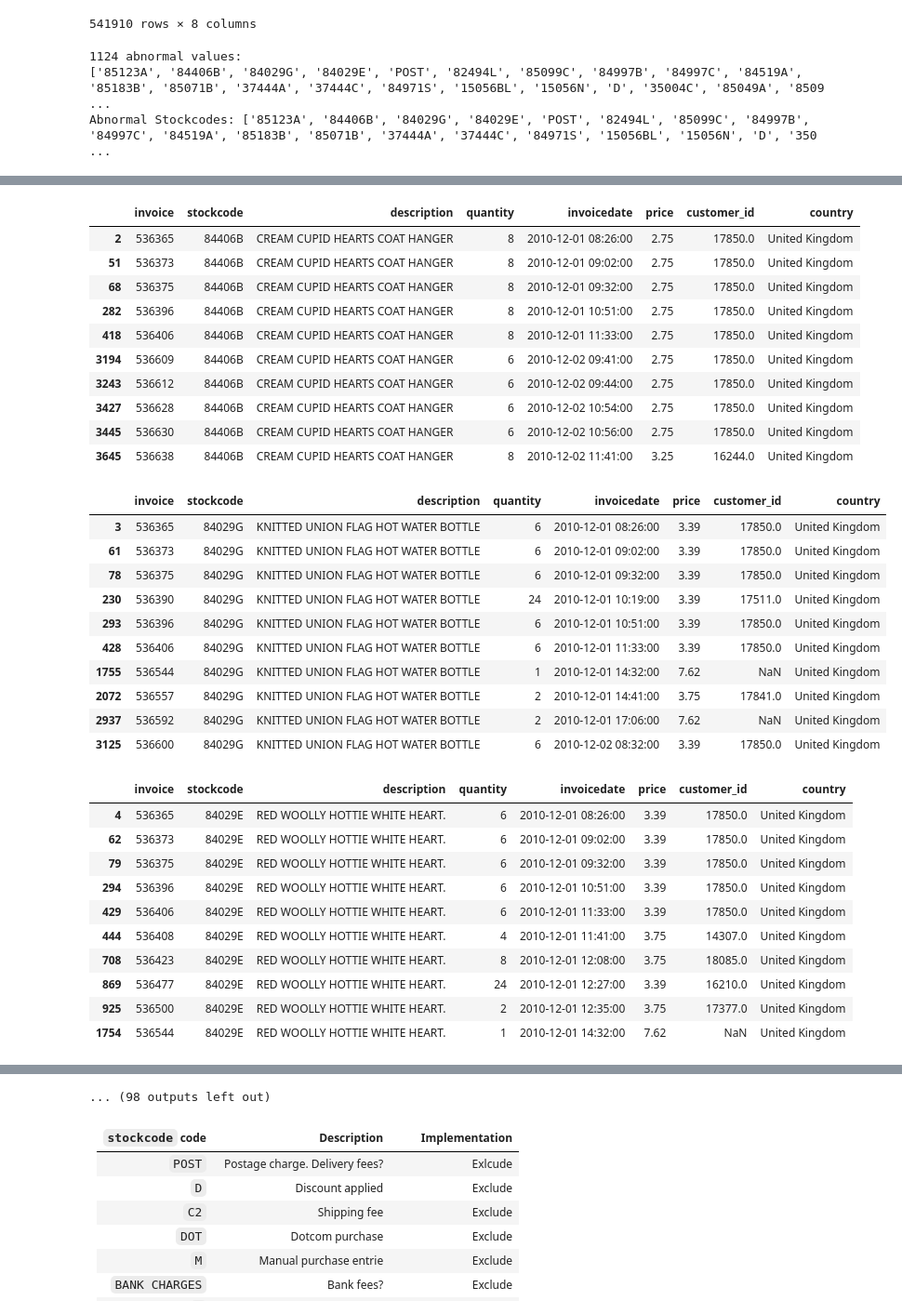
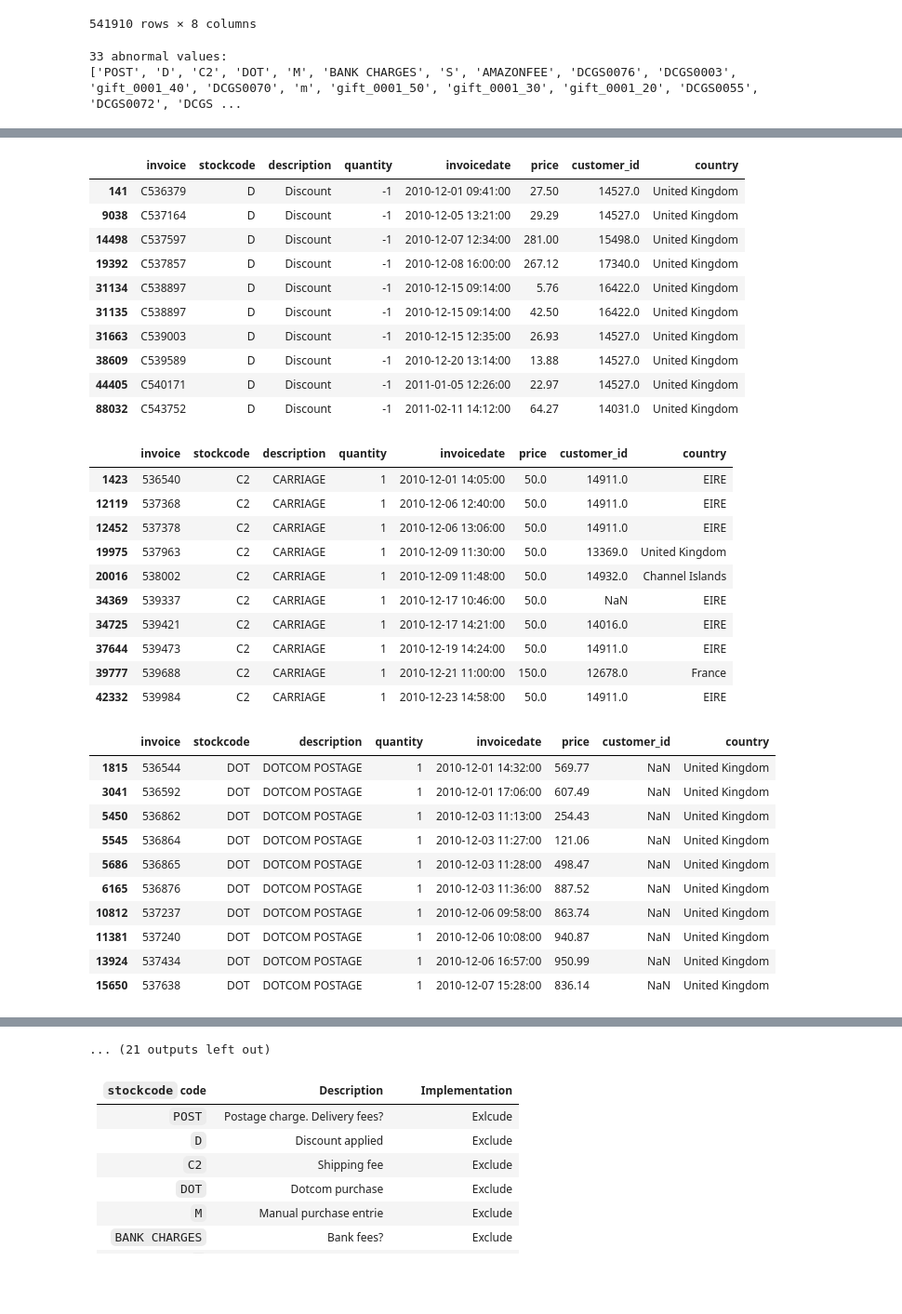
Before and after one commit to CaballeroRAR/ds_projects_collabs, a Jupyter notebook: 1-cluster_retail_uci/notebook/cluster_retail.ipynb, the cells around one changed output, grey strips where cells are left out. Shown at 93% size. Cells and saved outputs as stored; diff of their text form; code cells hidden in the pictures; blank space fills up the shorter version.

```diff
--- a/1-cluster_retail_uci/notebook/cluster_retail.ipynb
+++ b/1-cluster_retail_uci/notebook/cluster_retail.ipynb
@@ -224,8 +224,7 @@ object
 stockcodes_abnormal, count_abnormal = get_abnormal_values(df, 'stockcode', print_list=True)
 
 # Output: There are some abnormal stockcodes
-print("Abnormal Stockcodes:", stockcodes_abnormal)
+# print("Abnormal Stockcodes:", stockcodes_abnormal)
 # %% [output]
-1124 abnormal values:
-['85123A', '84406B', '84029G', '84029E', 'POST', '82494L', '85099C', '84997B', '84997C', '84519A', '85183B', '85071B', '37444A', '37444C', '84971S', '15056BL', '15056N', 'D', '35004C', '85049A', '8509 ...
-Abnormal Stockcodes: ['85123A', '84406B', '84029G', '84029E', 'POST', '82494L', '85099C', '84997B', '84997C', '84519A', '85183B', '85071B', '37444A', '37444C', '84971S', '15056BL', '15056N', 'D', '350 ...
+33 abnormal values:
+['POST', 'D', 'C2', 'DOT', 'M', 'BANK CHARGES', 'S', 'AMAZONFEE', 'DCGS0076', 'DCGS0003', 'gift_0001_40', 'DCGS0070', 'm', 'gift_0001_50', 'gift_0001_30', 'gift_0001_20', 'DCGS0055', 'DCGS0072', 'DCGS ...
@@ -260,6 +231,6 @@ def get_abnormal_values(df, col_name, print_list=False):
 # %%
-# # Show entries witch each abnormal stockcode in stockcodes_abnormal
-# for code in stockcodes_abnormal:
-#     display(df[df['stockcode'] == code].head(10))
+# Show entries witch each abnormal stockcode in stockcodes_abnormal
+for code in stockcodes_abnormal:
+    display(df[df['stockcode'] == code].head(10))
 # %% [output]
 |  | invoice | stockcode | description | quantity | invoicedate | price | customer_id | country |
@@ -276,34 +247,34 @@ def get_abnormal_values(df, col_name, print_list=False):
 |  | invoice | stockcode | description | quantity | invoicedate | price | customer_id | country |
-| 2 | 536365 | 84406B | CREAM CUPID HEARTS COAT HANGER | 8 | 2010-12-01 08:26:00 | 2.75 | 17850.0 | United Kingdom |
-| 51 | 536373 | 84406B | CREAM CUPID HEARTS COAT HANGER | 8 | 2010-12-01 09:02:00 | 2.75 | 17850.0 | United Kingdom |
-| 68 | 536375 | 84406B | CREAM CUPID HEARTS COAT HANGER | 8 | 2010-12-01 09:32:00 | 2.75 | 17850.0 | United Kingdom |
-| 282 | 536396 | 84406B | CREAM CUPID HEARTS COAT HANGER | 8 | 2010-12-01 10:51:00 | 2.75 | 17850.0 | United Kingdom |
-| 418 | 536406 | 84406B | CREAM CUPID HEARTS COAT HANGER | 8 | 2010-12-01 11:33:00 | 2.75 | 17850.0 | United Kingdom |
-| 3194 | 536609 | 84406B | CREAM CUPID HEARTS COAT HANGER | 6 | 2010-12-02 09:41:00 | 2.75 | 17850.0 | United Kingdom |
-| 3243 | 536612 | 84406B | CREAM CUPID HEARTS COAT HANGER | 6 | 2010-12-02 09:44:00 | 2.75 | 17850.0 | United Kingdom |
-| 3427 | 536628 | 84406B | CREAM CUPID HEARTS COAT HANGER | 6 | 2010-12-02 10:54:00 | 2.75 | 17850.0 | United Kingdom |
-| 3445 | 536630 | 84406B | CREAM CUPID HEARTS COAT HANGER | 6 | 2010-12-02 10:56:00 | 2.75 | 17850.0 | United Kingdom |
-| 3645 | 536638 | 84406B | CREAM CUPID HEARTS COAT HANGER | 8 | 2010-12-02 11:41:00 | 3.25 | 16244.0 | United Kingdom |
+| 141 | C536379 | D | Discount | -1 | 2010-12-01 09:41:00 | 27.50 | 14527.0 | United Kingdom |
+| 9038 | C537164 | D | Discount | -1 | 2010-12-05 13:21:00 | 29.29 | 14527.0 | United Kingdom |
+| 14498 | C537597 | D | Discount | -1 | 2010-12-07 12:34:00 | 281.00 | 15498.0 | United Kingdom |
+| 19392 | C537857 | D | Discount | -1 | 2010-12-08 16:00:00 | 267.12 | 17340.0 | United Kingdom |
+| 31134 | C538897 | D | Discount | -1 | 2010-12-15 09:14:00 | 5.76 | 16422.0 | United Kingdom |
+| 31135 | C538897 | D | Discount | -1 | 2010-12-15 09:14:00 | 42.50 | 16422.0 | United Kingdom |
+| 31663 | C539003 | D | Discount | -1 | 2010-12-15 12:35:00 | 26.93 | 14527.0 | United Kingdom |
+| 38609 | C539589 | D | Discount | -1 | 2010-12-20 13:14:00 | 13.88 | 14527.0 | United Kingdom |
+| 44405 | C540171 | D | Discount | -1 | 2011-01-05 12:26:00 | 22.97 | 14527.0 | United Kingdom |
+| 88032 | C543752 | D | Discount | -1 | 2011-02-11 14:12:00 | 64.27 | 14031.0 | United Kingdom |
 |  | invoice | stockcode | description | quantity | invoicedate | price | customer_id | country |
-| 3 | 536365 | 84029G | KNITTED UNION FLAG HOT WATER BOTTLE | 6 | 2010-12-01 08:26:00 | 3.39 | 17850.0 | United Kingdom |
-| 61 | 536373 | 84029G | KNITTED UNION FLAG HOT WATER BOTTLE | 6 | 2010-12-01 09:02:00 | 3.39 | 17850.0 | United Kingdom |
-| 78 | 536375 | 84029G | KNITTED UNION FLAG HOT WATER BOTTLE | 6 | 2010-12-01 09:32:00 | 3.39 | 17850.0 | United Kingdom |
-| 230 | 536390 | 84029G | KNITTED UNION FLAG HOT WATER BOTTLE | 24 | 2010-12-01 10:19:00 | 3.39 | 17511.0 | United Kingdom |
-| 293 | 536396 | 84029G | KNITTED UNION FLAG HOT WATER BOTTLE | 6 | 2010-12-01 10:51:00 | 3.39 | 17850.0 | United Kingdom |
-| 428 | 536406 | 84029G | KNITTED UNION FLAG HOT WATER BOTTLE | 6 | 2010-12-01 11:33:00 | 3.39 | 17850.0 | United Kingdom |
-| 1755 | 536544 | 84029G | KNITTED UNION FLAG HOT WATER BOTTLE | 1 | 2010-12-01 14:32:00 | 7.62 | NaN | United Kingdom |
-| 2072 | 536557 | 84029G | KNITTED UNION FLAG HOT WATER BOTTLE | 2 | 2010-12-01 14:41:00 | 3.75 | 17841.0 | United Kingdom |
-| 2937 | 536592 | 84029G | KNITTED UNION FLAG HOT WATER BOTTLE | 2 | 2010-12-01 17:06:00 | 7.62 | NaN | United Kingdom |
-| 3125 | 536600 | 84029G | KNITTED UNION FLAG HOT WATER BOTTLE | 6 | 2010-12-02 08:32:00 | 3.39 | 17850.0 | United Kingdom |
+| 1423 | 536540 | C2 | CARRIAGE | 1 | 2010-12-01 14:05:00 | 50.0 | 14911.0 | EIRE |
+| 12119 | 537368 | C2 | CARRIAGE | 1 | 2010-12-06 12:40:00 | 50.0 | 14911.0 | EIRE |
+| 12452 | 537378 | C2 | CARRIAGE | 1 | 2010-12-06 13:06:00 | 50.0 | 14911.0 | EIRE |
+| 19975 | 537963 | C2 | CARRIAGE | 1 | 2010-12-09 11:30:00 | 50.0 | 13369.0 | United Kingdom |
+| 20016 | 538002 | C2 | CARRIAGE | 1 | 2010-12-09 11:48:00 | 50.0 | 14932.0 | Channel Islands |
+| 34369 | 539337 | C2 | CARRIAGE | 1 | 2010-12-17 10:46:00 | 50.0 | NaN | EIRE |
+| 34725 | 539421 | C2 | CARRIAGE | 1 | 2010-12-17 14:21:00 | 50.0 | 14016.0 | EIRE |
+| 37644 | 539473 | C2 | CARRIAGE | 1 | 2010-12-19 14:24:00 | 50.0 | 14911.0 | EIRE |
+| 39777 | 539688 | C2 | CARRIAGE | 1 | 2010-12-21 11:00:00 | 150.0 | 12678.0 | France |
+| 42332 | 539984 | C2 | CARRIAGE | 1 | 2010-12-23 14:58:00 | 50.0 | 14911.0 | EIRE |
 |  | invoice | stockcode | description | quantity | invoicedate | price | customer_id | country |
-| 4 | 536365 | 84029E | RED WOOLLY HOTTIE WHITE HEART. | 6 | 2010-12-01 08:26:00 | 3.39 | 17850.0 | United Kingdom |
-| 62 | 536373 | 84029E | RED WOOLLY HOTTIE WHITE HEART. | 6 | 2010-12-01 09:02:00 | 3.39 | 17850.0 | United Kingdom |
-| 79 | 536375 | 84029E | RED WOOLLY HOTTIE WHITE HEART. | 6 | 2010-12-01 09:32:00 | 3.39 | 17850.0 | United Kingdom |
-| 294 | 536396 | 84029E | RED WOOLLY HOTTIE WHITE HEART. | 6 | 2010-12-01 10:51:00 | 3.39 | 17850.0 | United Kingdom |
-| 429 | 536406 | 84029E | RED WOOLLY HOTTIE WHITE HEART. | 6 | 2010-12-01 11:33:00 | 3.39 | 17850.0 | United Kingdom |
-| 444 | 536408 | 84029E | RED WOOLLY HOTTIE WHITE HEART. | 4 | 2010-12-01 11:41:00 | 3.75 | 14307.0 | United Kingdom |
-| 708 | 536423 | 84029E | RED WOOLLY HOTTIE WHITE HEART. | 8 | 2010-12-01 12:08:00 | 3.75 | 18085.0 | United Kingdom |
-| 869 | 536477 | 84029E | RED WOOLLY HOTTIE WHITE HEART. | 24 | 2010-12-01 12:27:00 | 3.39 | 16210.0 | United Kingdom |
-| 925 | 536500 | 84029E | RED WOOLLY HOTTIE WHITE HEART. | 2 | 2010-12-01 12:35:00 | 3.75 | 17377.0 | United Kingdom |
-| 1754 | 536544 | 84029E | RED WOOLLY HOTTIE WHITE HEART. | 1 | 2010-12-01 14:32:00 | 7.62 | NaN | United Kingdom |
+| 1815 | 536544 | DOT | DOTCOM POSTAGE | 1 | 2010-12-01 14:32:00 | 569.77 | NaN | United Kingdom |
+| 3041 | 536592 | DOT | DOTCOM POSTAGE | 1 | 2010-12-01 17:06:00 | 607.49 | NaN | United Kingdom |
+| 5450 | 536862 | DOT | DOTCOM POSTAGE | 1 | 2010-12-03 11:13:00 | 254.43 | NaN | United Kingdom |
+| 5545 | 536864 | DOT | DOTCOM POSTAGE | 1 | 2010-12-03 11:27:00 | 121.06 | NaN | United Kingdom |
+| 5686 | 536865 | DOT | DOTCOM POSTAGE | 1 | 2010-12-03 11:28:00 | 498.47 | NaN | United Kingdom |
+| 6165 | 536876 | DOT | DOTCOM POSTAGE | 1 | 2010-12-03 11:36:00 | 887.52 | NaN | United Kingdom |
+| 10812 | 537237 | DOT | DOTCOM POSTAGE | 1 | 2010-12-06 09:58:00 | 863.74 | NaN | United Kingdom |
+| 11381 | 537240 | DOT | DOTCOM POSTAGE | 1 | 2010-12-06 10:08:00 | 940.87 | NaN | United Kingdom |
+| 13924 | 537434 | DOT | DOTCOM POSTAGE | 1 | 2010-12-06 16:57:00 | 950.99 | NaN | United Kingdom |
+| 15650 | 537638 | DOT | DOTCOM POSTAGE | 1 | 2010-12-07 15:28:00 | 836.14 | NaN | United Kingdom |
 |  | invoice | stockcode | description | quantity | invoicedate | price | customer_id | country |
@@ -397,4 +340,4 @@ def get_abnormal_values(df, col_name, print_list=False):
-... (98 outputs left out)
+... (21 outputs left out)
 # %% [markdown]
 **`stockcode` code** | **Description** | **Implementation**
 ----------|----------|----------
```
Also changed, not shown: parts of 13 cells of this notebook.
